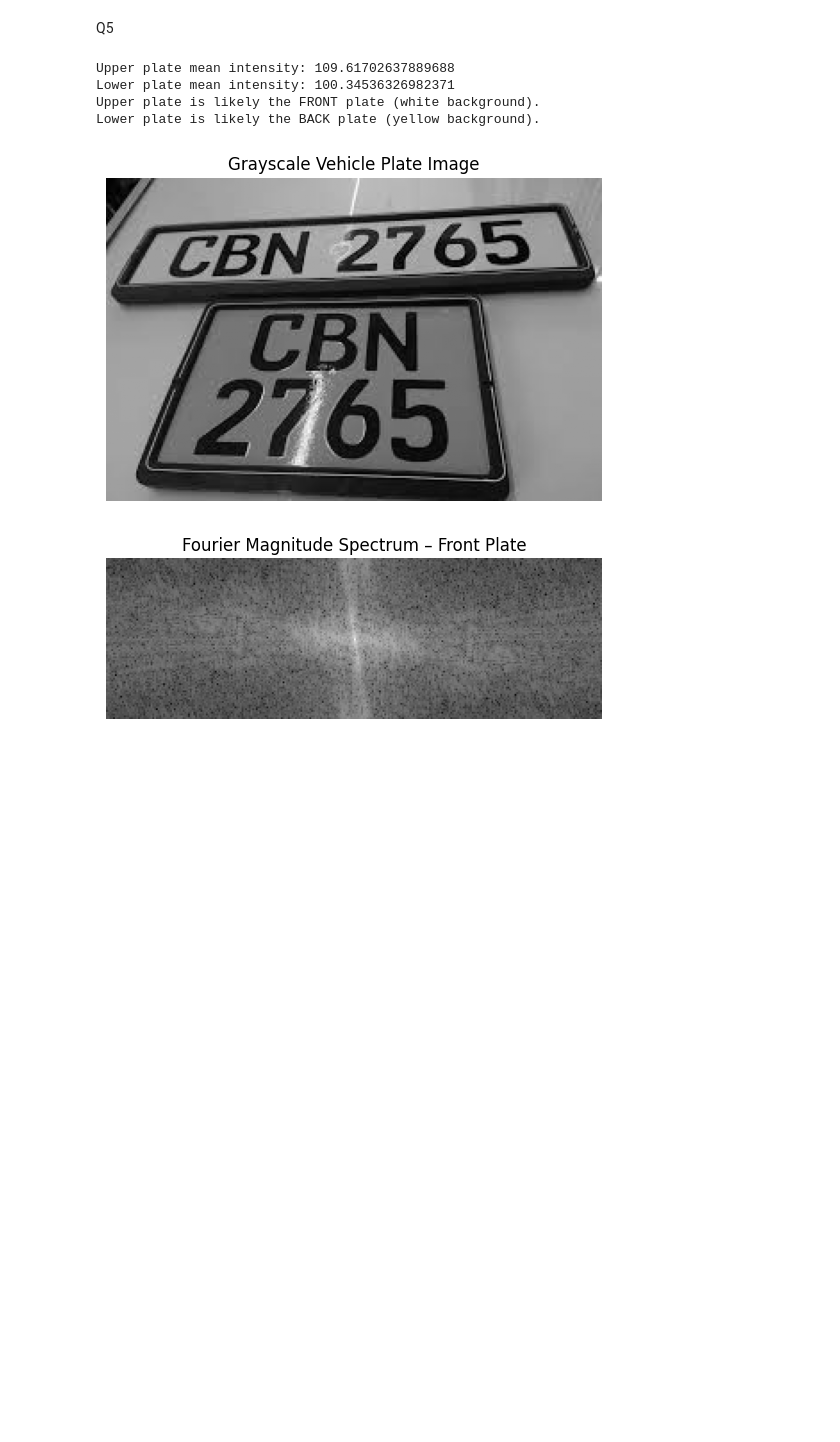
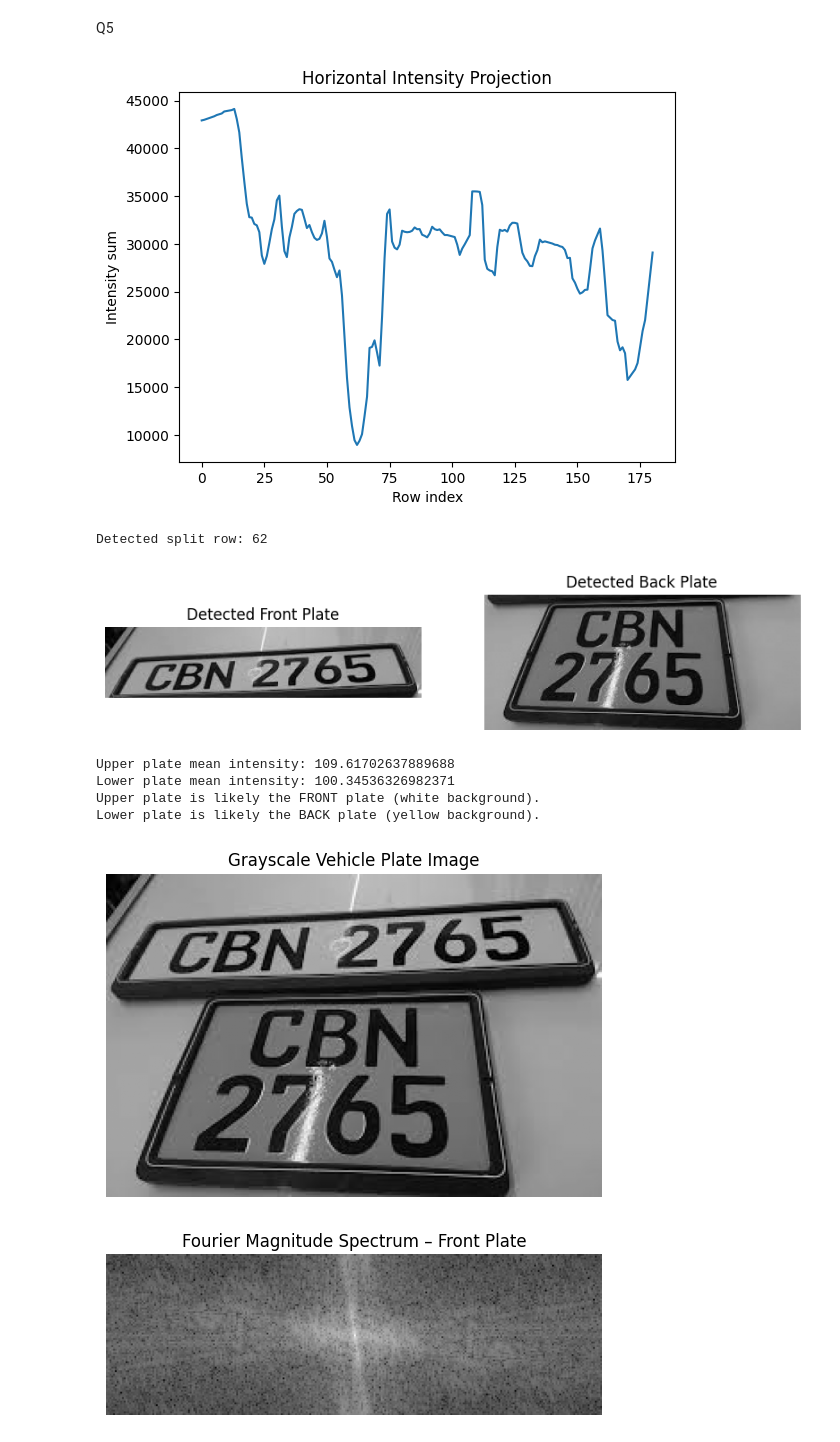
Before and after one commit to shavindukesara/CM2607-CW-Advanced-Mathematics, a Jupyter notebook: CM2607_CW_2425582.ipynb, the cells around one changed output. Saved outputs shown, nothing was run; the diff lists cells and outputs as text; code cells hidden in the pictures; blank space fills up the shorter version.

```diff
--- a/CM2607_CW_2425582.ipynb
+++ b/CM2607_CW_2425582.ipynb
@@ -201,43 +201,78 @@ img = cv2.imread("/content/drive/MyDrive/Colab Notebooks/Maths CW/vehicle_plate.
 
 # Convert from BGR to grayscale
 gray = cv2.cvtColor(img, cv2.COLOR_BGR2GRAY)
+
+# Compute horizontal projection , sum of pixel intensity per row
+row_sum = np.sum(gray, axis=1)
+
+# Plot the projection
+plt.plot(row_sum)
+plt.title("Horizontal Intensity Projection")
+plt.xlabel("Row index")
+plt.ylabel("Intensity sum")
+plt.show()
+
+# Finding row with minimum intensity
+split_row = np.argmin(row_sum)
+
+print("Detected split row:", split_row)
+
+front_plate = gray[:split_row, :]
+back_plate  = gray[split_row:, :]
+
+plt.figure(figsize=(10,4))
+
+plt.subplot(1,2,1)
+plt.imshow(front_plate, cmap="gray")
+plt.title("Detected Front Plate")
+plt.axis("off")
+
+plt.subplot(1,2,2)
+plt.imshow(back_plate, cmap="gray")
+plt.title("Detected Back Plate")
+plt.axis("off")
+
+plt.show()
 
 # Differentiating Front and Back Plates
 '''Sri Lankan front plates have a white background, and back plates have a yellow
 background. In grayscale images, white regions appear brighter than yellow regions.
 Mean intensity values can be used to distinguish between the two plates.'''
 # Split the image into upper and lower halves
 h, w = gray.shape
 upper_half = gray[:h//2, :]
 lower_half = gray[h//2:, :]
 
 # Compute mean grayscale intensity
 upper_mean = np.mean(upper_half)
 lower_mean = np.mean(lower_half)
 
 print("Upper plate mean intensity:", upper_mean)
 print("Lower plate mean intensity:", lower_mean)
 
 # Simple differentiation logic
 if upper_mean > lower_mean:
     print("Upper plate is likely the FRONT plate (white background).")
     print("Lower plate is likely the BACK plate (yellow background).")
 else:
     print("Lower plate is likely the FRONT plate (white background).")
     print("Upper plate is likely the BACK plate (yellow background).")
 
 
 # Display grayscale image
 plt.imshow(gray, cmap="gray")
 plt.title("Grayscale Vehicle Plate Image")
 plt.axis("off")
 plt.show()
 # %% [output]
+[figure, new version]
-Upper plate mean intensity: 109.61702637889688
-Lower plate mean intensity: 100.34536326982371
-Upper plate is likely the FRONT plate (white background).
-Lower plate is likely the BACK plate (yellow background).
+Detected split row: 62
-[figure, old version]
+[figure, added]
+Upper plate mean intensity: 109.61702637889688
+Lower plate mean intensity: 100.34536326982371
+Upper plate is likely the FRONT plate (white background).
+Lower plate is likely the BACK plate (yellow background).
+[figure, added]
 # %%
 #2D Fourier Transform of Front and Back Plates
 # separating plates
```
Also changed, not shown: parts of 2 cells of this notebook.
